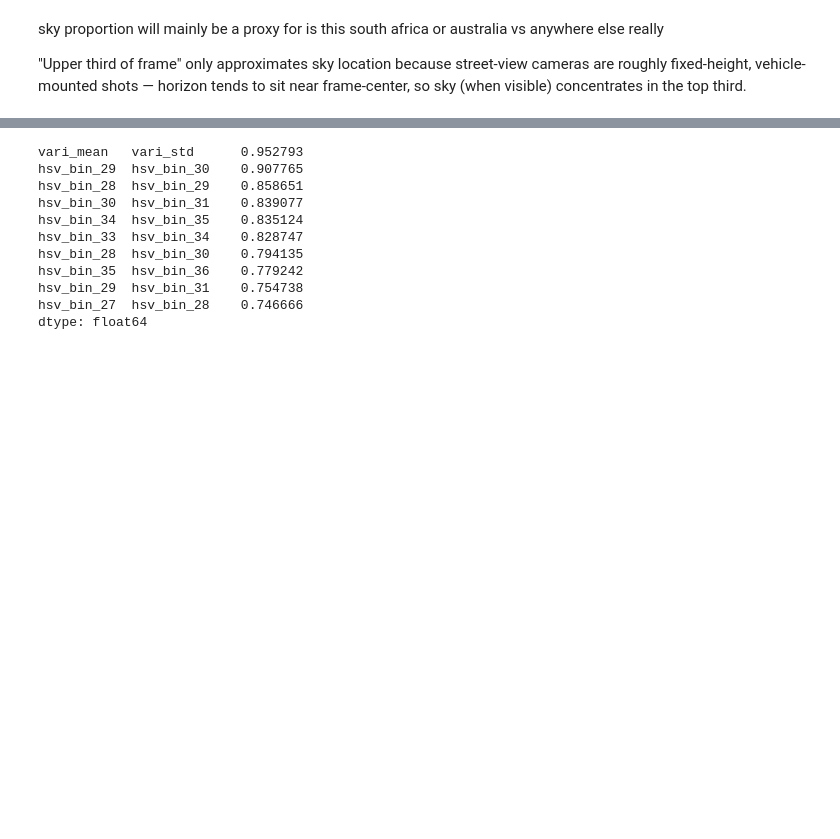
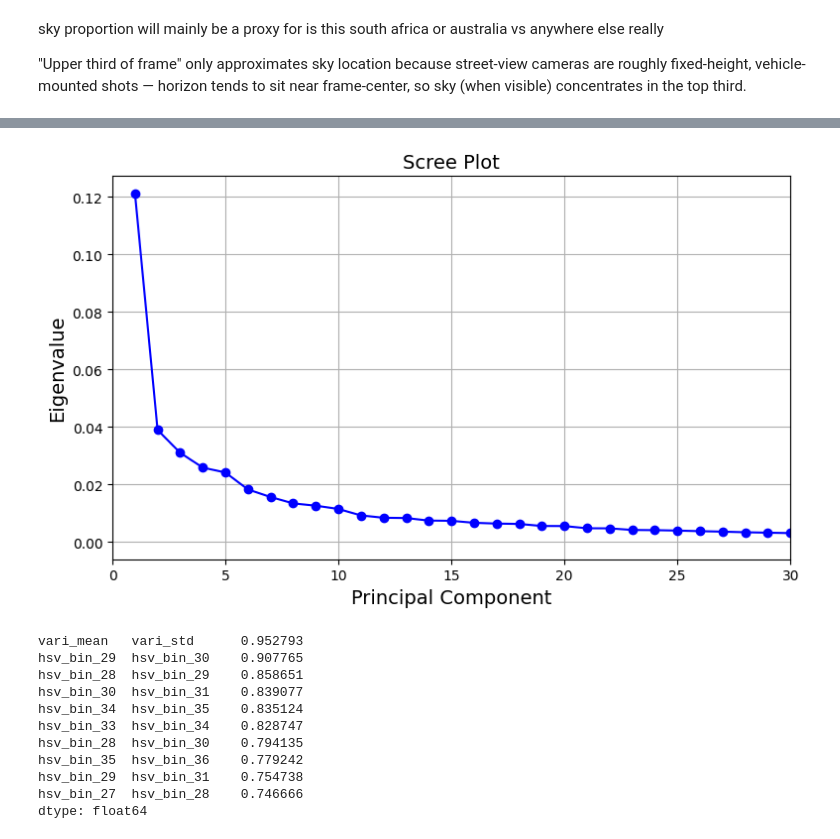
Before and after one commit to pedrosalgado22/GeoClassifier, a Jupyter notebook: classifier.ipynb, the cells around one changed output, grey strips where cells are left out. Drawn from its saved outputs; the diff is of its cells as text; code cells hidden in the pictures; blank space fills up the shorter version.

```diff
--- a/classifier.ipynb
+++ b/classifier.ipynb
@@ -377,0 +396,19 @@ df_filtered_geo_data = pd.concat([df_filtered_geo_data.reset_index(drop=True), s
+# %%
+df_filtered_geo_data = extract_hog(df_filtered_geo_data)
+# %%
+from sklearn.decomposition import PCA
+import numpy as np
+
+def fit_full_pca(df):
+    hog_cols = [c for c in df.columns if c.startswith('hog_')]
+    pca = PCA()
+    pca.fit(df[hog_cols])
+    return pca
+
+pca = fit_full_pca(df_filtered_geo_data)
+# %%
+# Kaiser Criterion
+eigenvalues = pca.explained_variance_
+print("Eigenvalues:")
+print(eigenvalues)
+print(f"Components with eigenvalue > 1: {(eigenvalues > 1).sum()}")
@@ -377,0 +458,13 @@ df_filtered_geo_data = pd.concat([df_filtered_geo_data.reset_index(drop=True), s
+# %%
+# Scree Plot
+plt.figure(figsize=(8, 5))
+plt.plot(range(1, len(eigenvalues)+1), eigenvalues, marker='o', linestyle='-', color='blue')
+plt.title("Scree Plot")
+plt.xlabel("Principal Component")
+plt.ylabel("Eigenvalue")
+plt.xlim(0, 30)
+plt.grid(True)
+plt.tight_layout()
+plt.show()
+# %% [output]
+[figure, added]
```
Also changed, not shown: parts of 8 cells of this notebook.
